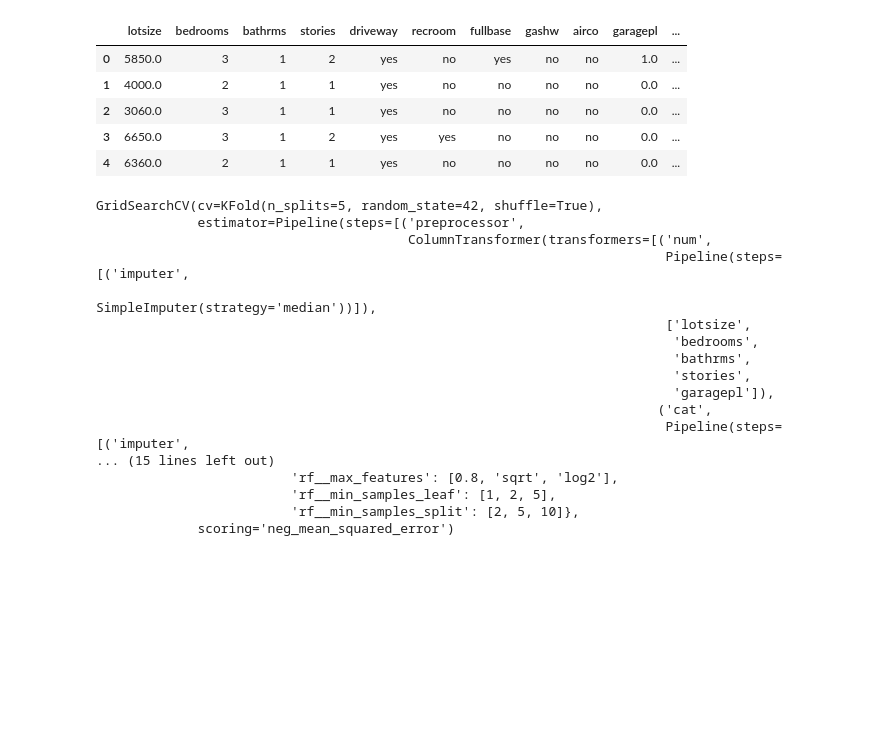
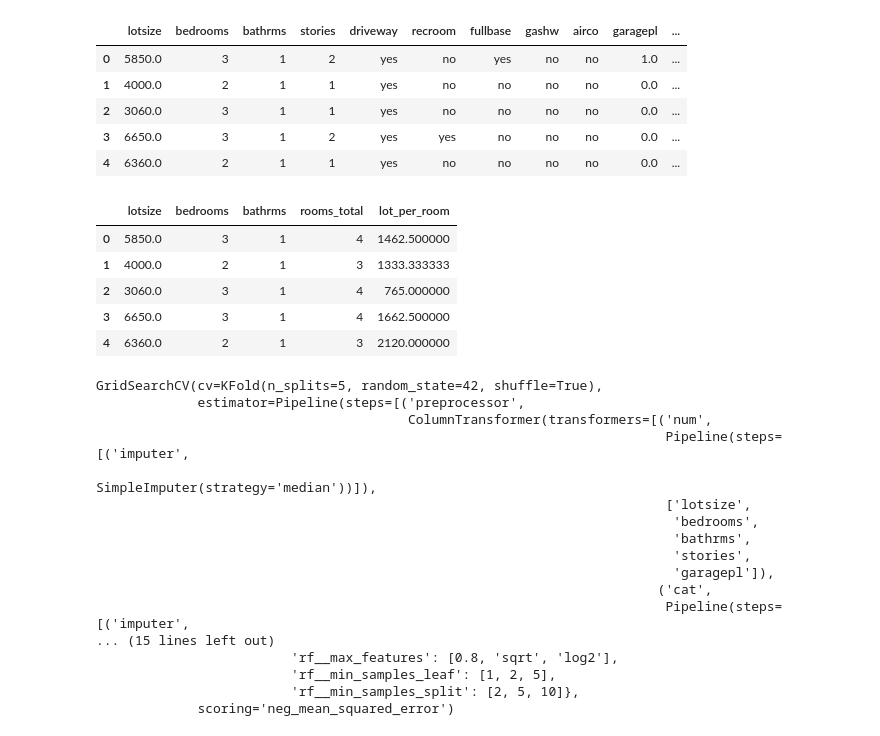
Before and after one commit to Zamanof/Python_AI_Apllications_FSDE_Oct_24_6_az, a Jupyter notebook: AI 07/AI7. Random Forest.ipynb, the cells around one changed output. Saved outputs shown, nothing was run; the diff lists cells and outputs as text; code cells hidden in the pictures; blank space fills up the shorter version.

```diff
--- a/AI 07/AI7. Random Forest.ipynb
+++ b/AI 07/AI7. Random Forest.ipynb
@@ -125,4 +125,17 @@ preprocessor = ColumnTransformer(
         ('cat', categorical_transformer, categorical_features)
     ]
 )
+# %%
+data_fe = data.copy()
+
+data_fe['rooms_total'] = data_fe['bedrooms'] + data_fe['bathrms']
+data_fe['lot_per_room'] = data_fe['lotsize'] / np.where(data_fe['rooms_total'] > 0, data_fe['rooms_total'], 1)
+data_fe[['lotsize', 'bedrooms', 'bathrms', 'rooms_total', 'lot_per_room']].head()
+# %% [output]
+|  | lotsize | bedrooms | bathrms | rooms_total | lot_per_room |
+| 0 | 5850.0 | 3 | 1 | 4 | 1462.500000 |
+| 1 | 4000.0 | 2 | 1 | 3 | 1333.333333 |
+| 2 | 3060.0 | 3 | 1 | 4 | 765.000000 |
+| 3 | 6650.0 | 3 | 1 | 4 | 1662.500000 |
+| 4 | 6360.0 | 2 | 1 | 3 | 2120.000000 |
 # %%
```
Also changed, not shown: parts of 4 cells of this notebook, 5 other files.
